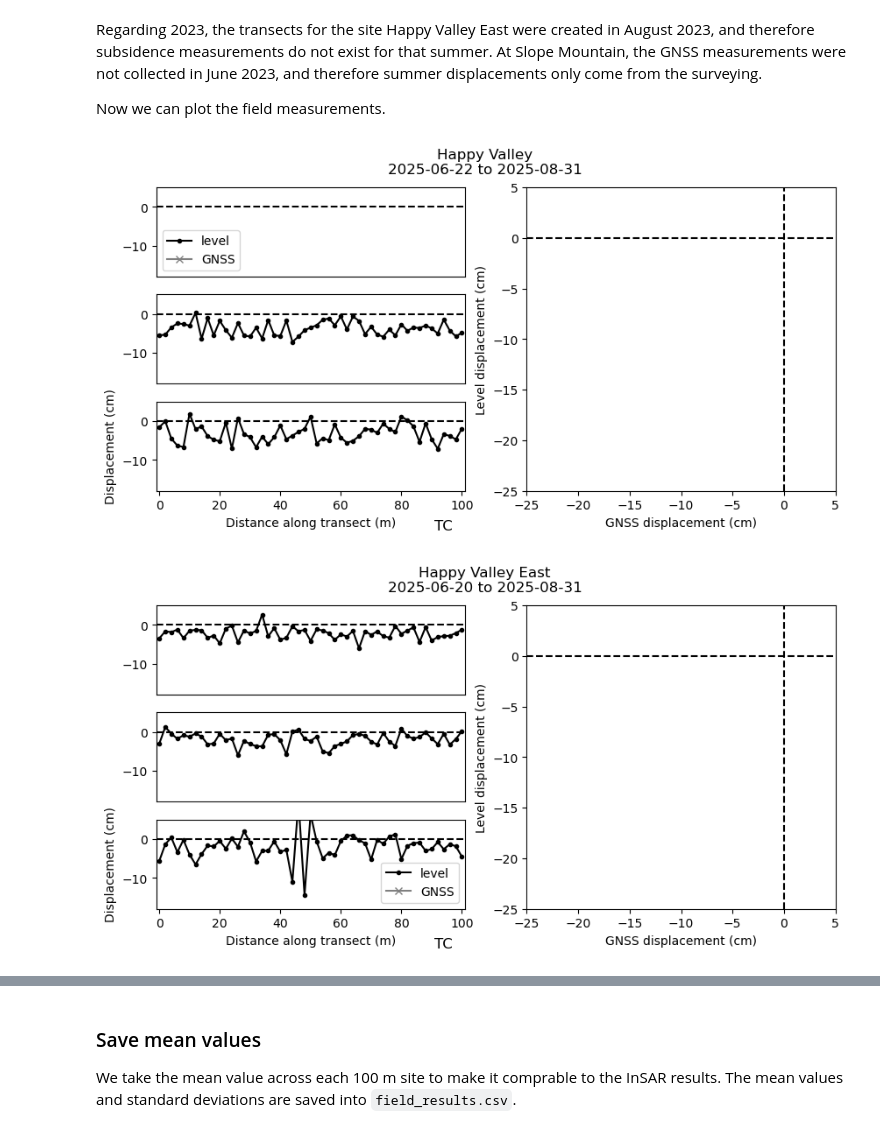
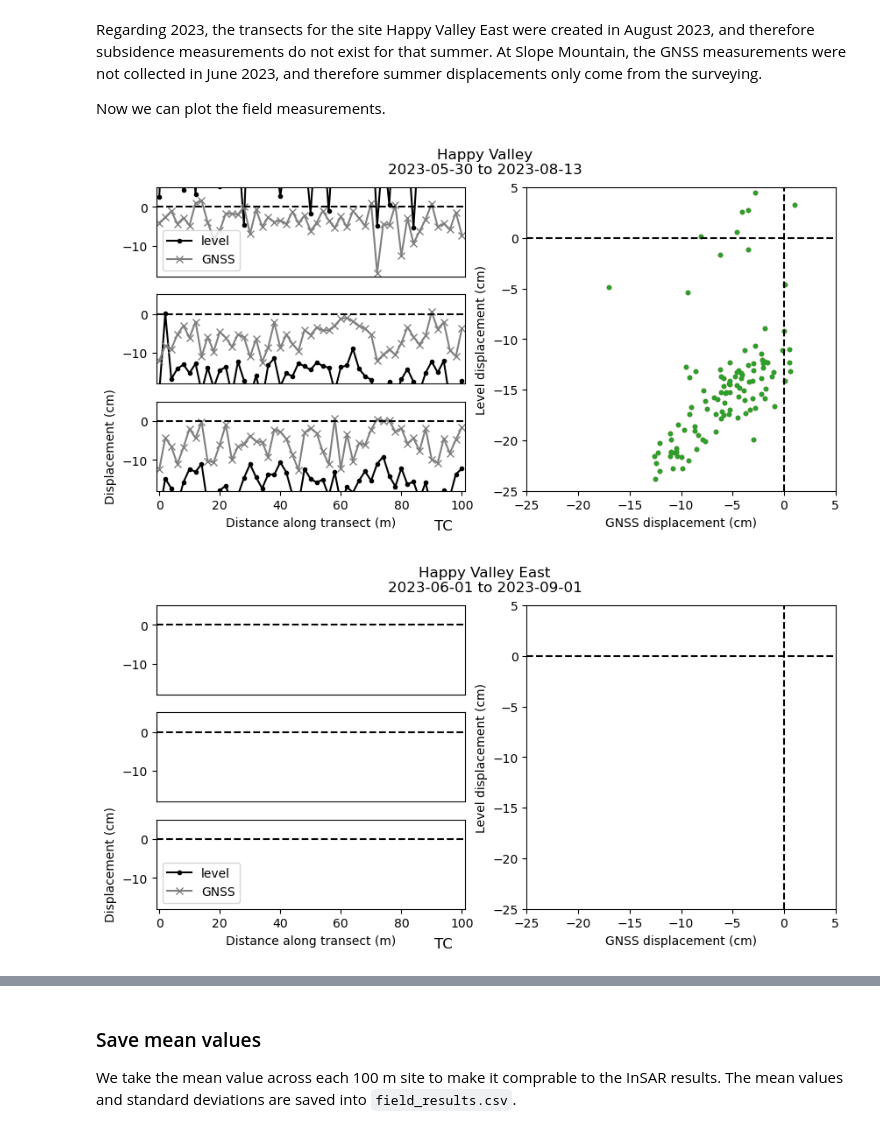
Before and after one commit to nisar-solid/ATBD, a Jupyter notebook: methods/permafrost/Permafrost_fielddata.ipynb, the cells around one changed output, grey strips where cells are left out. Drawn from its saved outputs; the diff is of its cells as text; code cells hidden in the pictures.

```diff
--- a/methods/permafrost/Permafrost_fielddata.ipynb
+++ b/methods/permafrost/Permafrost_fielddata.ipynb
@@ -94,7 +94,7 @@ Regarding 2023, the transects for the site Happy Valley East were created in Aug
 
 Now we can plot the field measurements.
 # %%
-year = 2025
+# year = 2024
 trdist = np.linspace(0,100,51)
 tnames = ['TA','TB','TC']
 for k,subsite in enumerate(fieldsites):
@@ -116,32 +116,32 @@ for k,subsite in enumerate(fieldsites):
         plt.plot(trdist,lvd[i*51:(i+1)*51]*100,'.-',color='black',label='level')
         plt.plot(trdist,gnd[i*51:(i+1)*51]*100,'x-',color='gray',label='GNSS')
 
         axt.set_ylim(-18,5)
         axt.set_xlim(-1,101)
         axt.axhline(0,linestyle='--',color='k')
         t=tnames[i]
         axt.text(91,-28,t,fontsize=12)
 
         if i<2:
             axt.set_xticks([])
         if i==2:
             if k!=0:
                 axt.legend()
             axt.set_xlabel('Distance along transect (m)')
             axt.set_ylabel('Displacement (cm)')
         if k==0:
             if i==0:
                 axt.legend(loc=3)
 
         ax.plot(gnd*100,lvd*100,'.')
 
     ax.axhline(0,linestyle='--',color='k')
     ax.axvline(0,linestyle='--',color='k')
     # ax.legend()
     ax.set_xlim([-25,5])
     ax.set_ylim([-25,5])
     ax.set_xlabel('GNSS displacement (cm)')
     ax.set_ylabel('Level displacement (cm)')
 # %% [output]
-[figure, old version]
+[figure, new version]
-[figure, old version]
+[figure, new version]
```
Also changed, not shown: parts of 5 cells of this notebook, 3 other files.
